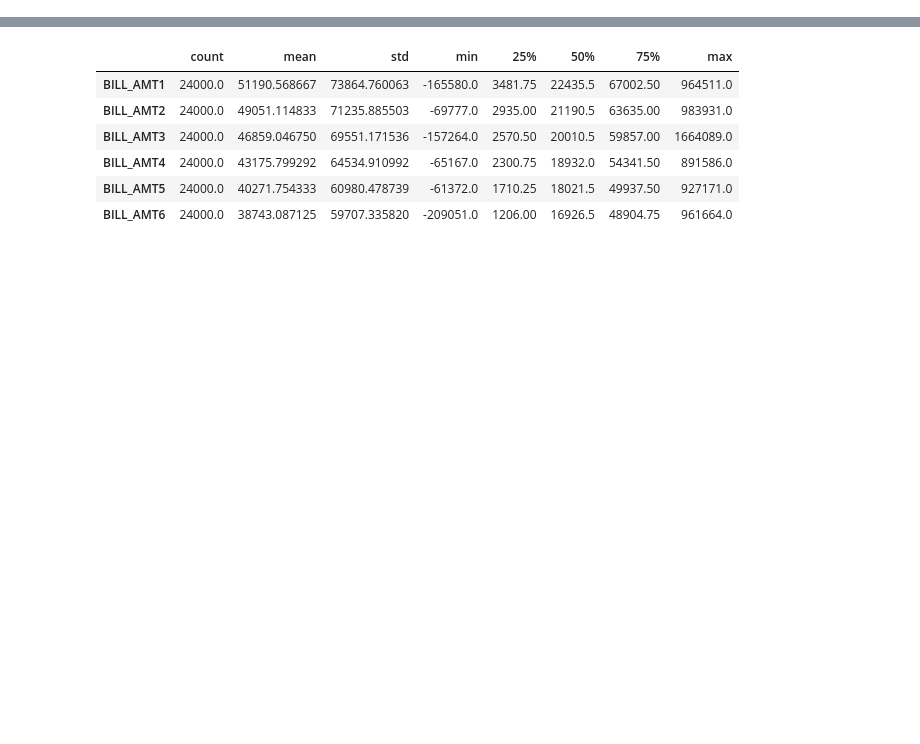
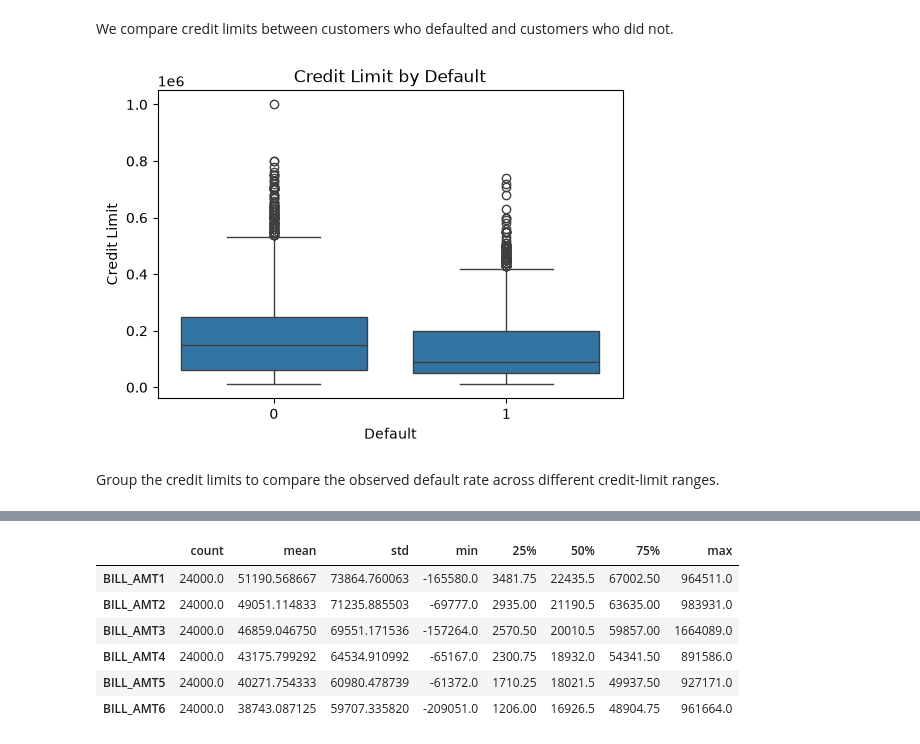
Before and after one commit to fishdynasty/inter-uni-FourCast, a Jupyter notebook: notebook/EDA.ipynb, the cells around one changed output, grey strips where cells are left out. Drawn from its saved outputs; the diff is of its cells as text; code cells hidden in the pictures; blank space fills up the shorter version.

```diff
--- a/notebook/EDA.ipynb
+++ b/notebook/EDA.ipynb
@@ -344,0 +69,20 @@ Repayment-status variables show a strong relationship with default risk. For exa
+# %% [markdown]
+We compare credit limits between customers who defaulted and customers who did not.
+# %%
+plt.figure(figsize=(6, 4))
+
+sns.boxplot(
+    x="default",
+    y="LIMIT_BAL",
+    data=train
+)
+
+plt.title("Credit Limit by Default")
+plt.xlabel("Default")
+plt.ylabel("Credit Limit")
+
+plt.show()
+# %% [output]
+[figure, added]
+# %% [markdown]
+Group the credit limits to compare the observed default rate across different credit-limit ranges.
```
Also changed, not shown: parts of 114 cells of this notebook, 2 other files.
